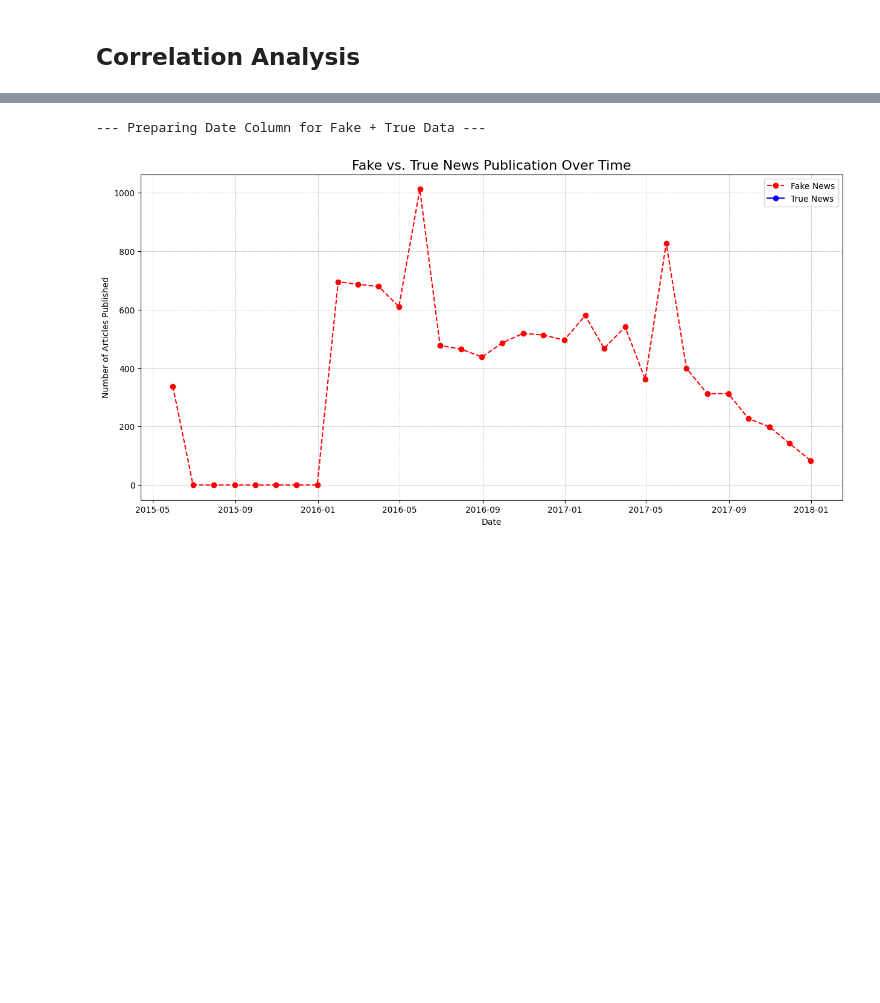
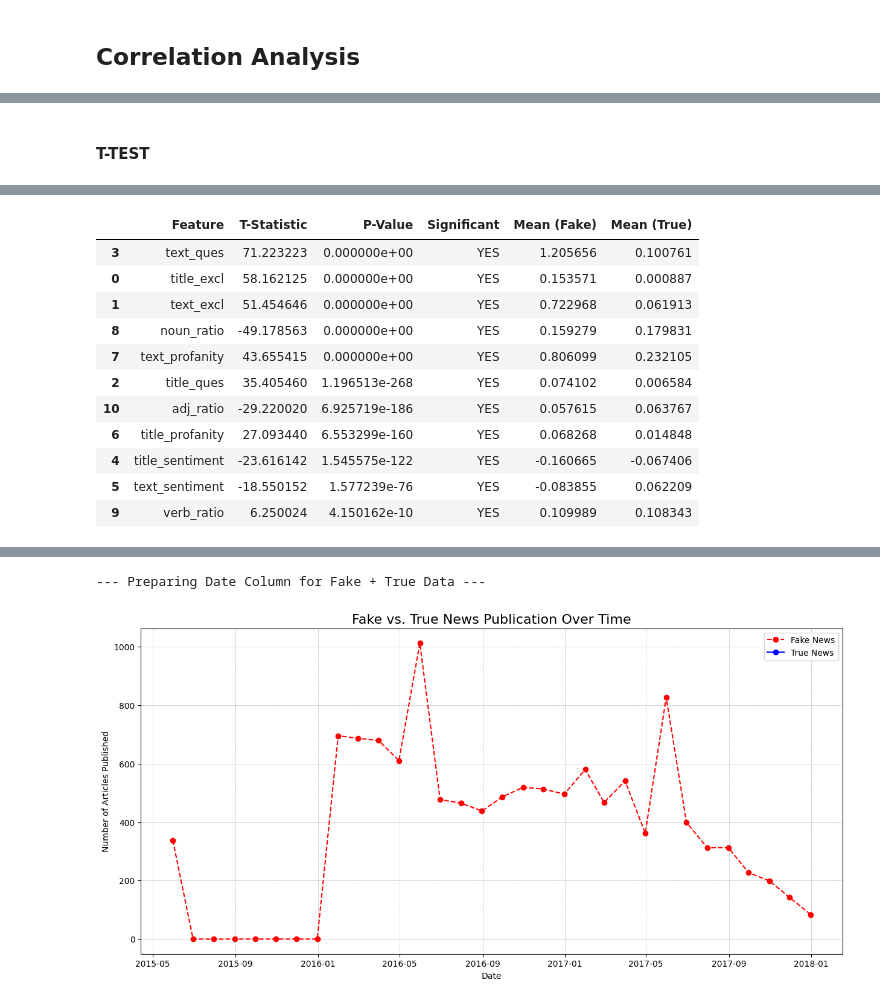
Before and after one commit to rhodemilk/fakeornah, a Jupyter notebook: app/FakeOrReal.ipynb, the cells around one changed output, grey strips where cells are left out. Drawn from its saved outputs; the diff is of its cells as text; code cells hidden in the pictures; blank space fills up the shorter version.

```diff
--- a/FakeOrReal.ipynb
+++ b/app/FakeOrReal.ipynb
@@ -768,0 +1073,63 @@ KeyError: "['word_count', 'question_marks', 'opposition_count', 'first_person_co
+# %% [markdown]
+#### T-TEST
+# %%
+from scipy.stats import ttest_ind
+import pandas as pd
+
+# 1. Define the features you want to test (same as your heatmap)
+features_to_test = [
+    'title_excl', 'text_excl',
+    'title_ques', 'text_ques',
+    'title_sentiment', 'text_sentiment',
+    'title_profanity', 'text_profanity',
+    'noun_ratio', 'verb_ratio', 'adj_ratio',
+    'word_count', 'lexical_diversity'
+]
+
+# Filter list to ensure columns actually exist in your dataframe
+features_to_test = [f for f in features_to_test if f in df_combined.columns]
+
+# 2. Separate the groups
+fake_group = df_combined[df_combined['is_fake'] == 1]
+true_group = df_combined[df_combined['is_fake'] == 0]
+
+results = []
+
+print(f"{'Feature':<20} | {'P-Value':<10} | {'Significant?':<12} | {'Fake Mean':<10} | {'True Mean':<10}")
+print("-" * 75)
+
+# 3. Run the T-Test for each feature
+for feature in features_to_test:
+    # Get the data, dropping any NaNs just in case
+    data_fake = fake_group[feature].dropna()
+    data_true = true_group[feature].dropna()
+
+    # Run T-Test (equal_var=False performs Welch's T-test)
+    t_stat, p_val = ttest_ind(data_fake, data_true, equal_var=False)
+
+    # Check significance (Standard alpha is 0.05)
+    is_sig = "YES" if p_val < 0.05 else "NO"
+
+    # Store for DataFrame
+    results.append({
+        'Feature': feature,
+        'T-Statistic': t_stat,
+        'P-Value': p_val,
+        'Significant': is_sig,
+        'Mean (Fake)': data_fake.mean(),
+        'Mean (True)': data_true.mean()
+    })
+
+    # Print a quick preview line
+    print(f"{feature:<20} | {p_val:.2e}   | {is_sig:<12} | {data_fake.mean():.4f}     | {data_true.mean():.4f}")
+
+# 4. Create a nice sorted DataFrame
+ttest_df = pd.DataFrame(results)
+
+# Sort by T-Statistic magnitude (Absolute value) to see the biggest differences first
+ttest_df['Magnitude'] = ttest_df['T-Statistic'].abs()
+ttest_df = ttest_df.sort_values(by='Magnitude', ascending=False).drop(columns=['Magnitude'])
+
+print("\n\n--- Final T-Test Results (Sorted by Impact) ---")
+display(ttest_df)
+# %% [output]
@@ -769 +1152,13 @@ KeyError: "['word_count', 'question_marks', 'opposition_count', 'first_person_co
+|  | Feature | T-Statistic | P-Value | Significant | Mean (Fake) | Mean (True) |
+| 3 | text_ques | 71.223223 | 0.000000e+00 | YES | 1.205656 | 0.100761 |
+| 0 | title_excl | 58.162125 | 0.000000e+00 | YES | 0.153571 | 0.000887 |
+| 1 | text_excl | 51.454646 | 0.000000e+00 | YES | 0.722968 | 0.061913 |
+| 8 | noun_ratio | -49.178563 | 0.000000e+00 | YES | 0.159279 | 0.179831 |
+| 7 | text_profanity | 43.655415 | 0.000000e+00 | YES | 0.806099 | 0.232105 |
+| 2 | title_ques | 35.405460 | 1.196513e-268 | YES | 0.074102 | 0.006584 |
+| 10 | adj_ratio | -29.220020 | 6.925719e-186 | YES | 0.057615 | 0.063767 |
+| 6 | title_profanity | 27.093440 | 6.553299e-160 | YES | 0.068268 | 0.014848 |
+| 4 | title_sentiment | -23.616142 | 1.545575e-122 | YES | -0.160665 | -0.067406 |
+| 5 | text_sentiment | -18.550152 | 1.577239e-76 | YES | -0.083855 | 0.062209 |
+| 9 | verb_ratio | 6.250024 | 4.150162e-10 | YES | 0.109989 | 0.108343 |
 # %%
```
Also changed, not shown: parts of 22 cells of this notebook, 4 other files.
